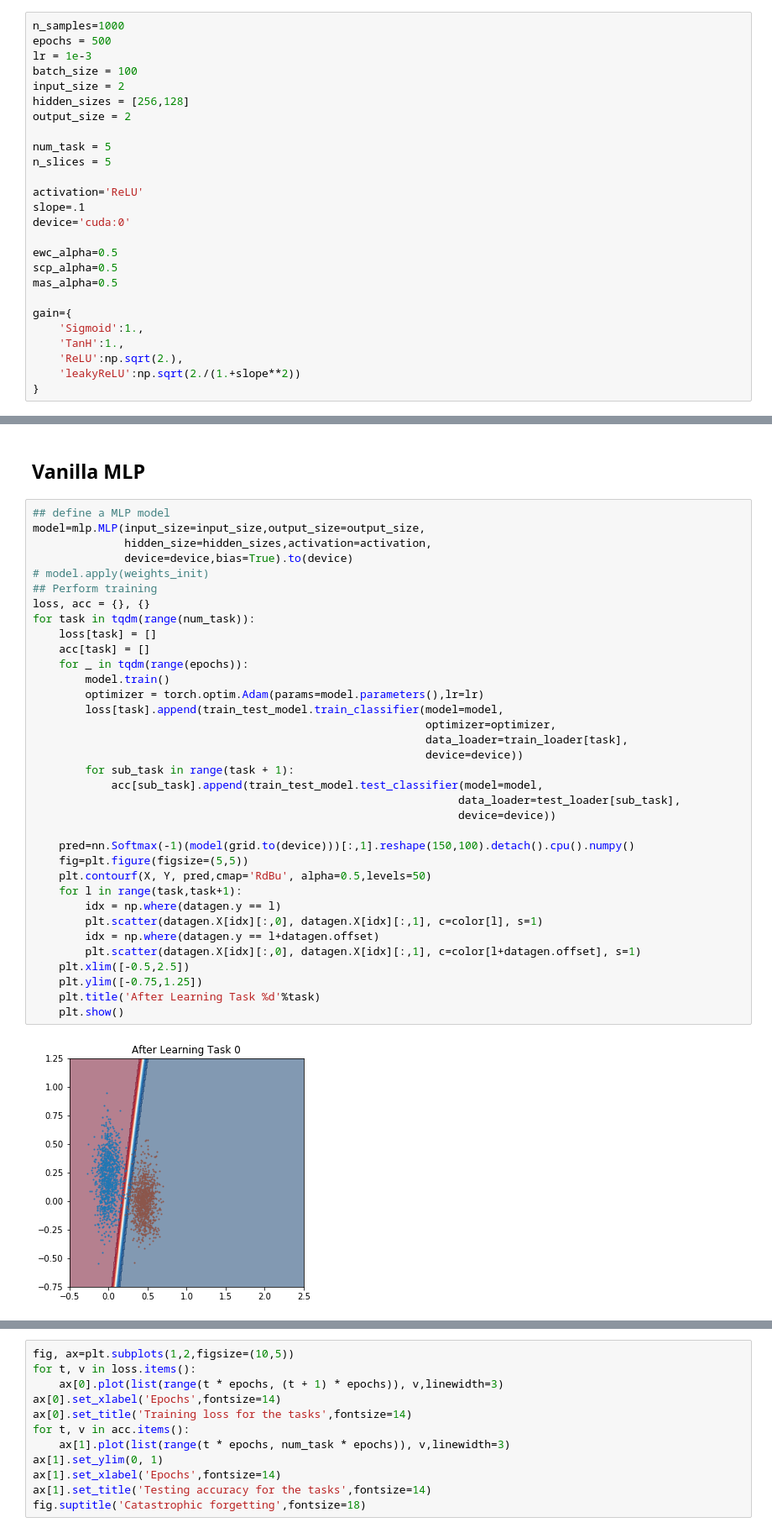
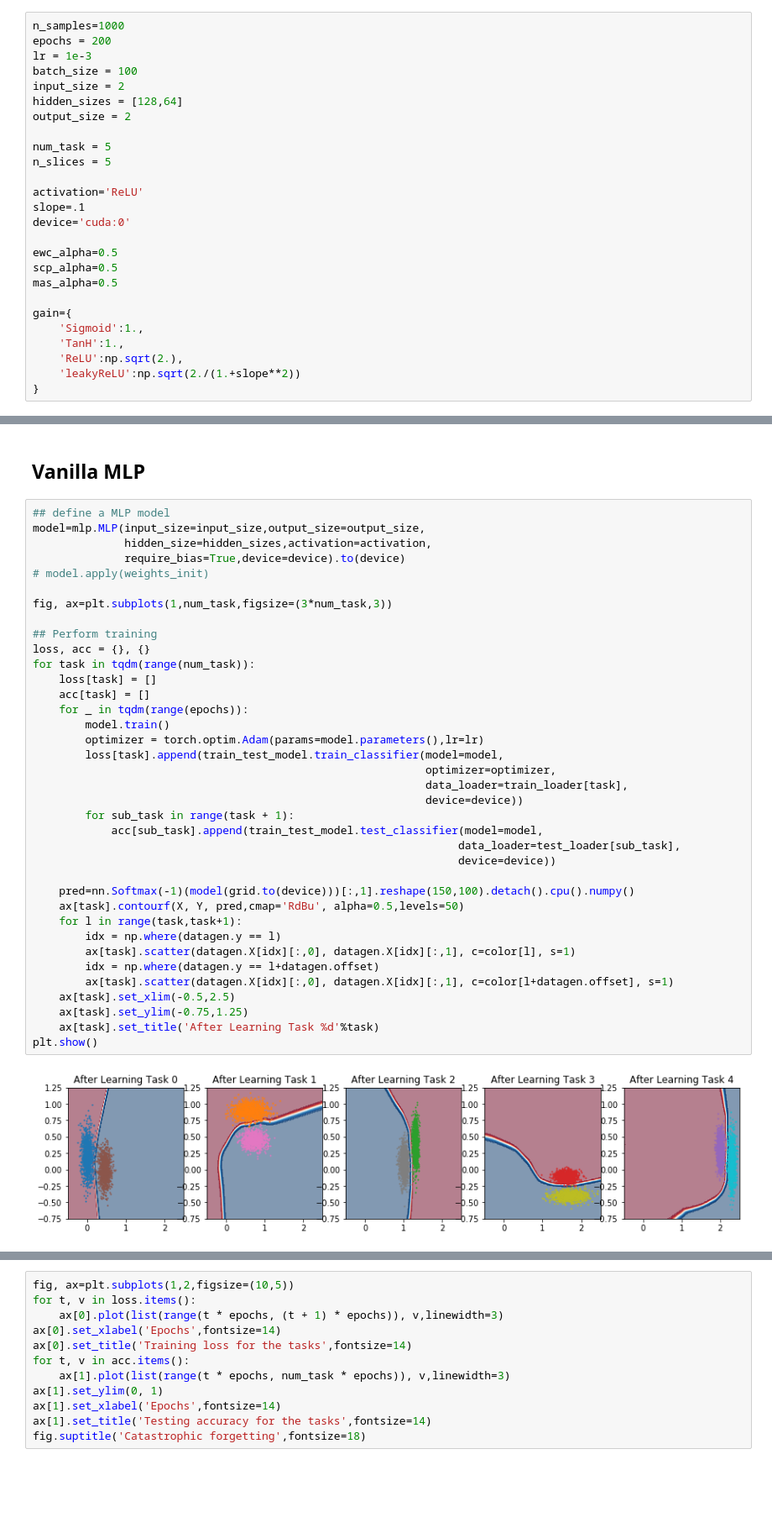
Before and after one commit to lihr04/corel2m, a Jupyter notebook: quad_sequential_lines.ipynb, the cells around one changed output, grey strips where cells are left out. Shown at 84% size. Saved outputs shown, nothing was run; the diff lists cells and outputs as text; blank space fills up the shorter version.

```diff
--- a/quad_sequential_lines.ipynb
+++ b/quad_sequential_lines.ipynb
@@ -45,11 +23,11 @@ SyntaxError: 'return' outside function
 ## Get Configurations
 # %%
 n_samples=1000
-epochs = 500
+epochs = 200
 lr = 1e-3
 batch_size = 100
 input_size = 2
-hidden_sizes = [256,128]
+hidden_sizes = [128,64]
 output_size = 2
 
 num_task = 5
@@ -110,37 +88,39 @@ grid=torch.stack([X.reshape(-1),Y.reshape(-1)]).T
 # %%
 ## define a MLP model
 model=mlp.MLP(input_size=input_size,output_size=output_size,
               hidden_size=hidden_sizes,activation=activation,
-              device=device,bias=True).to(device)
+              require_bias=True,device=device).to(device)
 # model.apply(weights_init)
+
+fig, ax=plt.subplots(1,num_task,figsize=(3*num_task,3))
+
 ## Perform training
 loss, acc = {}, {}
 for task in tqdm(range(num_task)):
     loss[task] = []
     acc[task] = []
     for _ in tqdm(range(epochs)):
         model.train()
         optimizer = torch.optim.Adam(params=model.parameters(),lr=lr)
         loss[task].append(train_test_model.train_classifier(model=model,
                                                             optimizer=optimizer,
                                                             data_loader=train_loader[task],
                                                             device=device))
         for sub_task in range(task + 1):
             acc[sub_task].append(train_test_model.test_classifier(model=model,
                                                                  data_loader=test_loader[sub_task],
                                                                  device=device))
 
     pred=nn.Softmax(-1)(model(grid.to(device)))[:,1].reshape(150,100).detach().cpu().numpy()
-    fig=plt.figure(figsize=(5,5))
-    plt.contourf(X, Y, pred,cmap='RdBu', alpha=0.5,levels=50)
+    ax[task].contourf(X, Y, pred,cmap='RdBu', alpha=0.5,levels=50)
     for l in range(task,task+1):
         idx = np.where(datagen.y == l)
-        plt.scatter(datagen.X[idx][:,0], datagen.X[idx][:,1], c=color[l], s=1)
+        ax[task].scatter(datagen.X[idx][:,0], datagen.X[idx][:,1], c=color[l], s=1)
         idx = np.where(datagen.y == l+datagen.offset)
-        plt.scatter(datagen.X[idx][:,0], datagen.X[idx][:,1], c=color[l+datagen.offset], s=1)
-    plt.xlim([-0.5,2.5])
-    plt.ylim([-0.75,1.25])
-    plt.title('After Learning Task %d'%task)
-    plt.show()
+        ax[task].scatter(datagen.X[idx][:,0], datagen.X[idx][:,1], c=color[l+datagen.offset], s=1)
+    ax[task].set_xlim(-0.5,2.5)
+    ax[task].set_ylim(-0.75,1.25)
+    ax[task].set_title('After Learning Task %d'%task)
+plt.show()
 # %% [output]
-[figure, old version]
+[figure, new version]
```
Also changed, not shown: parts of 23 cells of this notebook, 1 other file.
